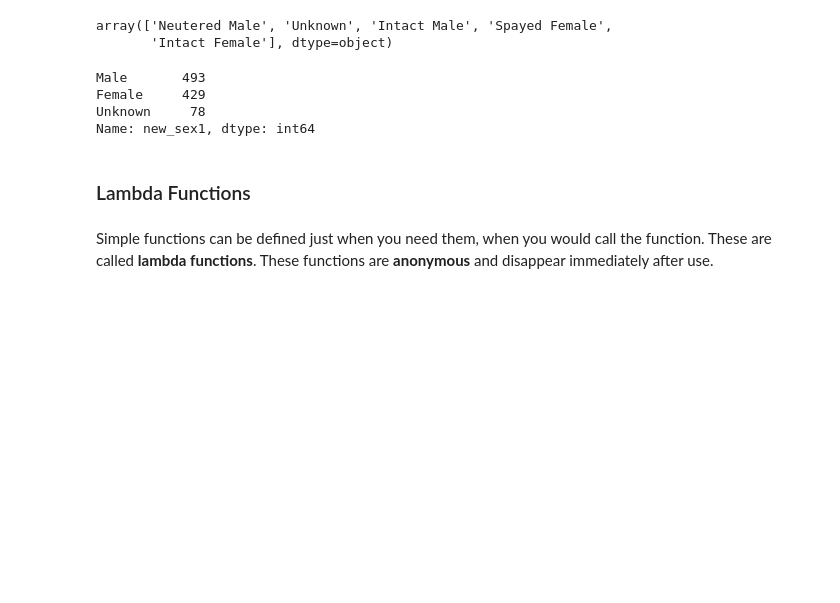
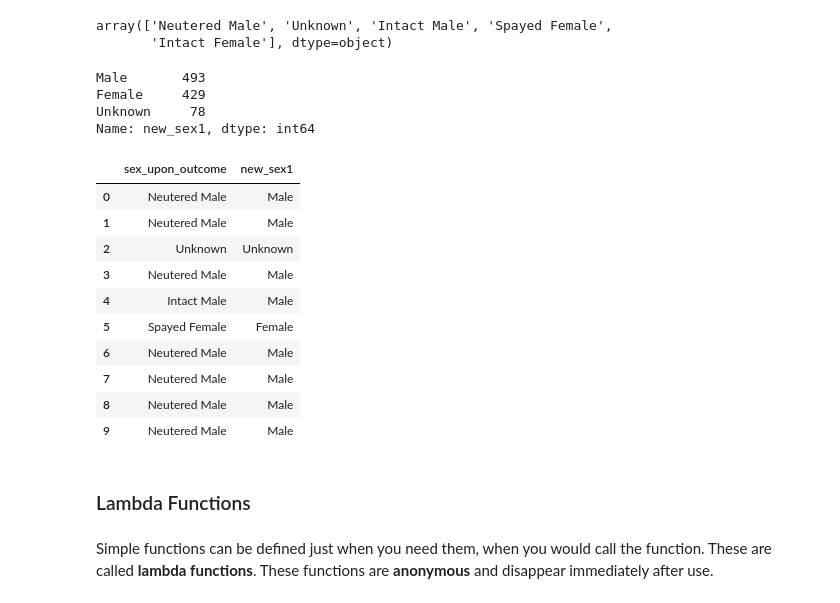
Before and after one commit to Pamela-Chebii/pandas_data_cleaning_animal_data, a Jupyter notebook: pandas_data_cleaning.ipynb, the cells around one changed output. Cells and saved outputs as stored; diff of their text form; code cells hidden in the pictures; blank space fills up the shorter version.

```diff
--- a/pandas_data_cleaning.ipynb
+++ b/pandas_data_cleaning.ipynb
@@ -261,12 +261,12 @@ animals['sex_upon_outcome'].unique()
 array(['Neutered Male', 'Unknown', 'Intact Male', 'Spayed Female',
        'Intact Female'], dtype=object)
 # %%
-def sex_mapper(status):
-    if status in ['Neutered Male', 'Intact Male']:
-        return 'Male'
-    elif status in ['Spayed Female', 'Intact Female']:
-        return 'Female'
+def sex_mapper(gender):
+    if gender in ['Neutered Male', 'Intact Male']:
+        return "Male"
+    elif gender in ['Spayed Female','Intact Female']:
+        return "Female"
     else:
-        return 'Unknown'
+        return "Unknown"
 # %%
 animals['new_sex1'] = animals['sex_upon_outcome'].map(sex_mapper)
@@ -276,6 +276,20 @@ Male       493
 Female     429
 Unknown     78
 Name: new_sex1, dtype: int64
+# %%
+animals.loc[: , ['sex_upon_outcome', 'new_sex1']].head(10)
+# %% [output]
+|  | sex_upon_outcome | new_sex1 |
+| 0 | Neutered Male | Male |
+| 1 | Neutered Male | Male |
+| 2 | Unknown | Unknown |
+| 3 | Neutered Male | Male |
+| 4 | Intact Male | Male |
+| 5 | Spayed Female | Female |
+| 6 | Neutered Male | Male |
+| 7 | Neutered Male | Male |
+| 8 | Neutered Male | Male |
+| 9 | Neutered Male | Male |
 # %% [markdown]
 ### Lambda Functions
 # %% [markdown]
```
Also changed, not shown: parts of 1 cell of this notebook.
